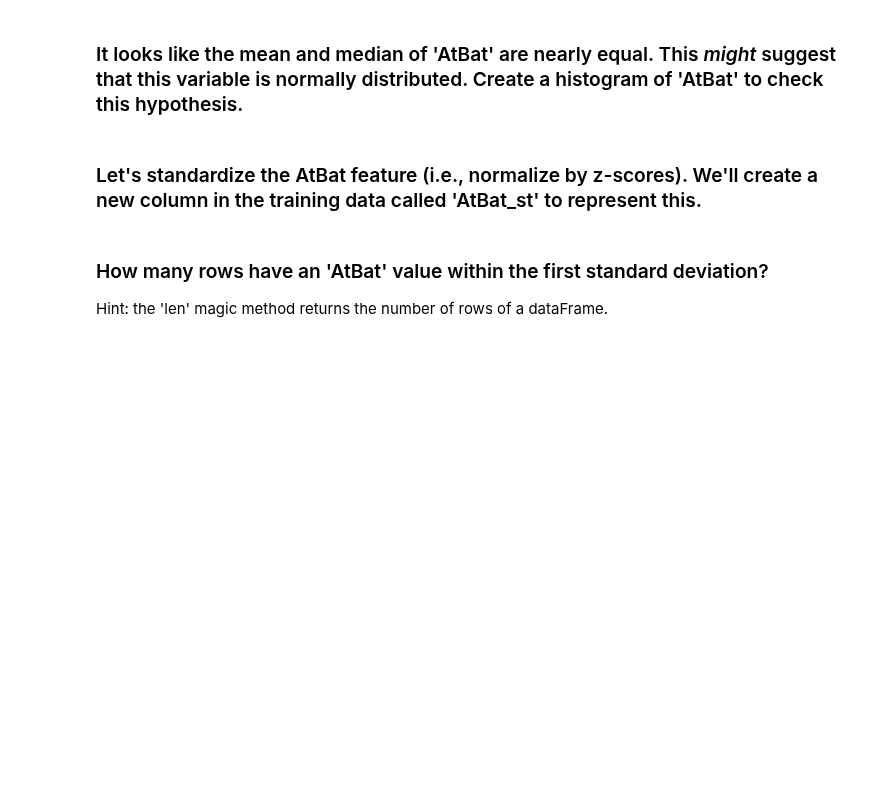
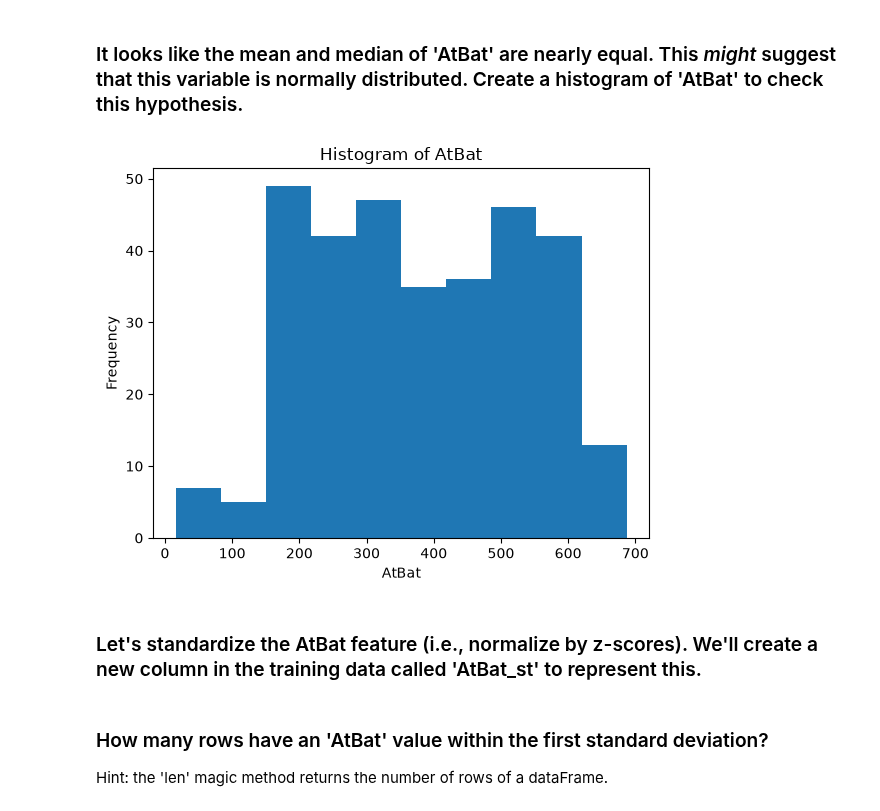
Before and after one commit to Importantpigs/code_2600, a Jupyter notebook: mod03_eda.ipynb, the cells around one changed output. Drawn from its saved outputs; the diff is of its cells as text; code cells hidden in the pictures; blank space fills up the shorter version.

```diff
--- a/mod03_eda.ipynb
+++ b/mod03_eda.ipynb
@@ -93,7 +112,13 @@ for j in range(len(subset.columns)):
 # %% [markdown]
 ### It looks like the mean and median of 'AtBat' are nearly equal. This _might_ suggest that this variable is normally distributed. Create a histogram of 'AtBat' to check this hypothesis.
 # %%
-#fillin
+plt.hist(Hitters['AtBat'])
+plt.xlabel('AtBat')
+plt.ylabel('Frequency')
+plt.title('Histogram of AtBat')
+plt.show()
+# %% [output]
+[figure, added]
 # %% [markdown]
 ### Let's standardize the AtBat feature (i.e., normalize by z-scores). We'll create a new column in the training data called 'AtBat_st' to represent this.
 # %%
```
Also changed, not shown: parts of 15 cells of this notebook.
